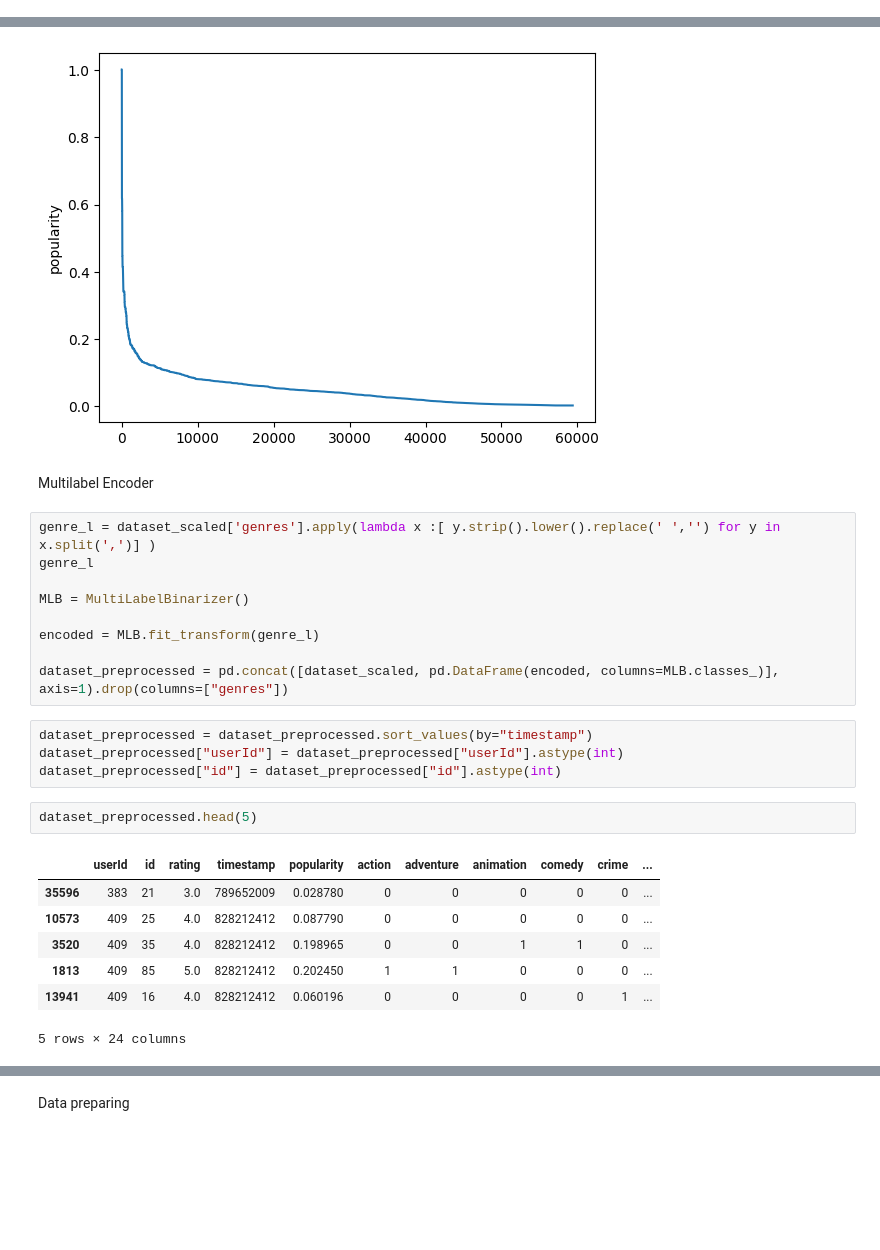
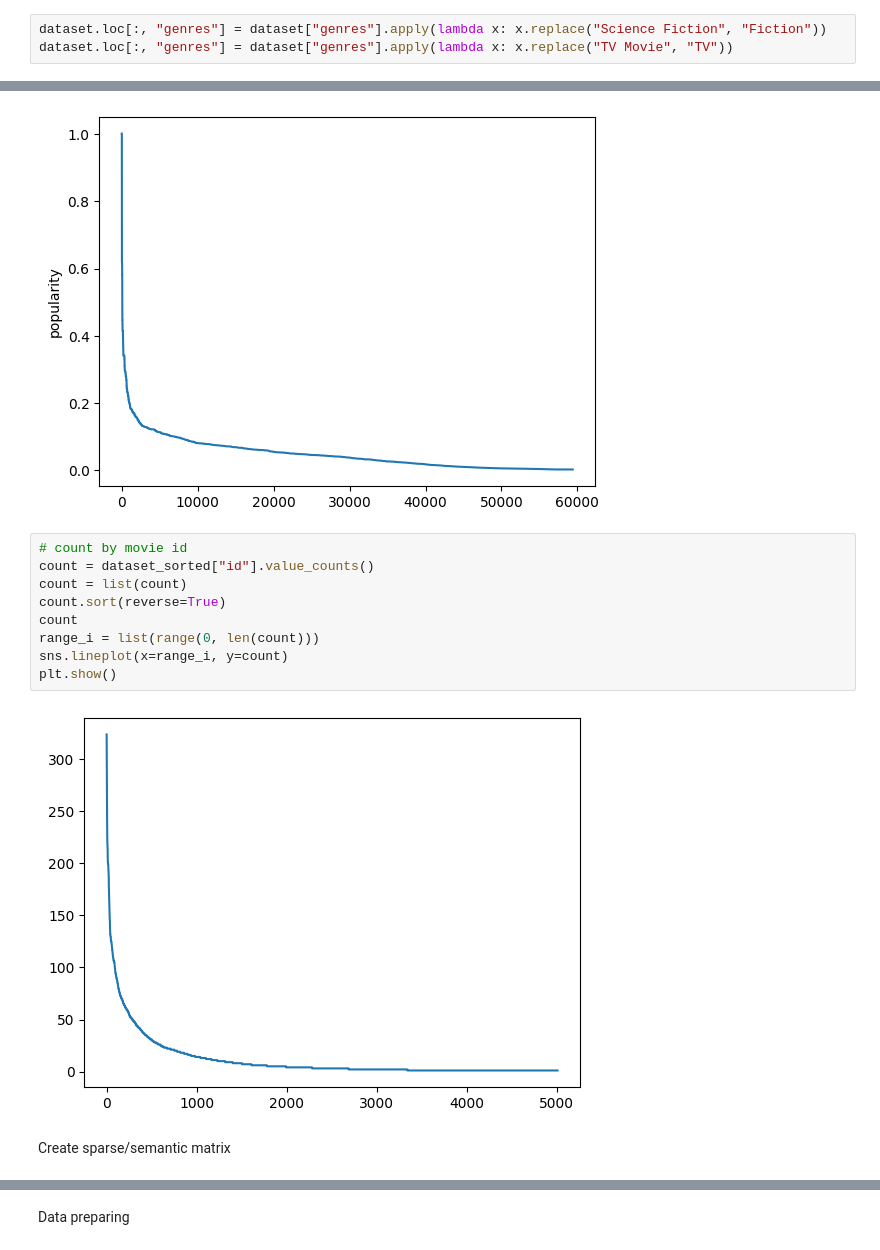
Before and after one commit to Ramie0802/Content_popularity_prediction, a Jupyter notebook: notebook/data_processing.ipynb, the cells around one changed output, grey strips where cells are left out. Drawn from its saved outputs; the diff is of its cells as text; blank space fills up the shorter version.

```diff
--- a/notebook/data_processing.ipynb
+++ b/notebook/data_processing.ipynb
@@ -17,6 +22,9 @@ TMDB_rating.columns = ["userId", "id", "rating", "timestamp"]
 
 merged_df = pd.merge(TMDB_movie, TMDB_rating, on="id", how="inner")
 dataset = merged_df[["userId", "id", "rating", "timestamp", "popularity", "genres"]]
+# %%
+dataset.loc[:, "genres"] = dataset["genres"].apply(lambda x: x.replace("Science Fiction", "Fiction"))
+dataset.loc[:, "genres"] = dataset["genres"].apply(lambda x: x.replace("TV Movie", "TV"))
 # %%
 dataset = dataset.loc[dataset['genres'].notna()]
 dataset_scaled = dataset.copy()
@@ -29,28 +37,16 @@ sns.lineplot(x=range_i, y=dataset_sorted["popularity"])
 plt.show()
 # %% [output]
 [figure]
-# %% [markdown]
-Multilabel Encoder
-# %%
-genre_l = dataset_scaled['genres'].apply(lambda x :[ y.strip().lower().replace(' ','') for y in x.split(',')] )
-genre_l
-
-MLB = MultiLabelBinarizer()
-
-encoded = MLB.fit_transform(genre_l)
-
-dataset_preprocessed = pd.concat([dataset_scaled, pd.DataFrame(encoded, columns=MLB.classes_)], axis=1).drop(columns=["genres"])
-# %%
-dataset_preprocessed = dataset_preprocessed.sort_values(by="timestamp")
-dataset_preprocessed["userId"] = dataset_preprocessed["userId"].astype(int)
-dataset_preprocessed["id"] = dataset_preprocessed["id"].astype(int)
-# %%
-dataset_preprocessed.head(5)
-# %% [output]
-|  | userId | id | rating | timestamp | popularity | action | adventure | animation | comedy | crime | ... |
-| 35596 | 383 | 21 | 3.0 | 789652009 | 0.028780 | 0 | 0 | 0 | 0 | 0 | ... |
-| 10573 | 409 | 25 | 4.0 | 828212412 | 0.087790 | 0 | 0 | 0 | 0 | 0 | ... |
-| 3520 | 409 | 35 | 4.0 | 828212412 | 0.198965 | 0 | 0 | 1 | 1 | 0 | ... |
-| 1813 | 409 | 85 | 5.0 | 828212412 | 0.202450 | 1 | 1 | 0 | 0 | 0 | ... |
-| 13941 | 409 | 16 | 4.0 | 828212412 | 0.060196 | 0 | 0 | 0 | 0 | 1 | ... |
-5 rows × 24 columns
+# %%
+# count by movie id
+count = dataset_sorted["id"].value_counts()
+count = list(count)
+count.sort(reverse=True)
+count
+range_i = list(range(0, len(count)))
+sns.lineplot(x=range_i, y=count)
+plt.show()
+# %% [output]
+[figure, added]
+# %% [markdown]
+Create sparse/semantic matrix
```
Also changed, not shown: parts of 5 cells of this notebook, 3 other files.
